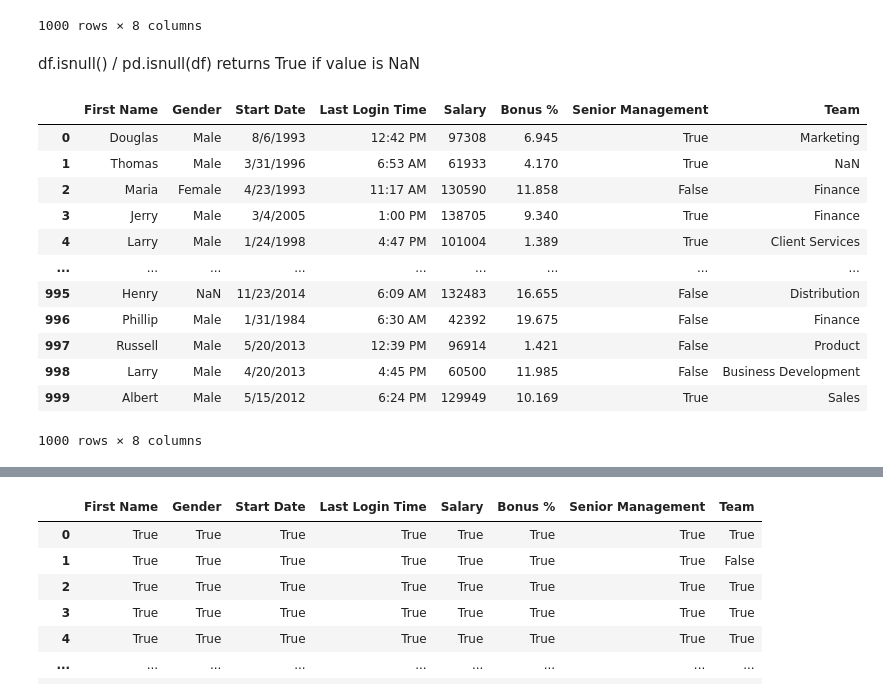
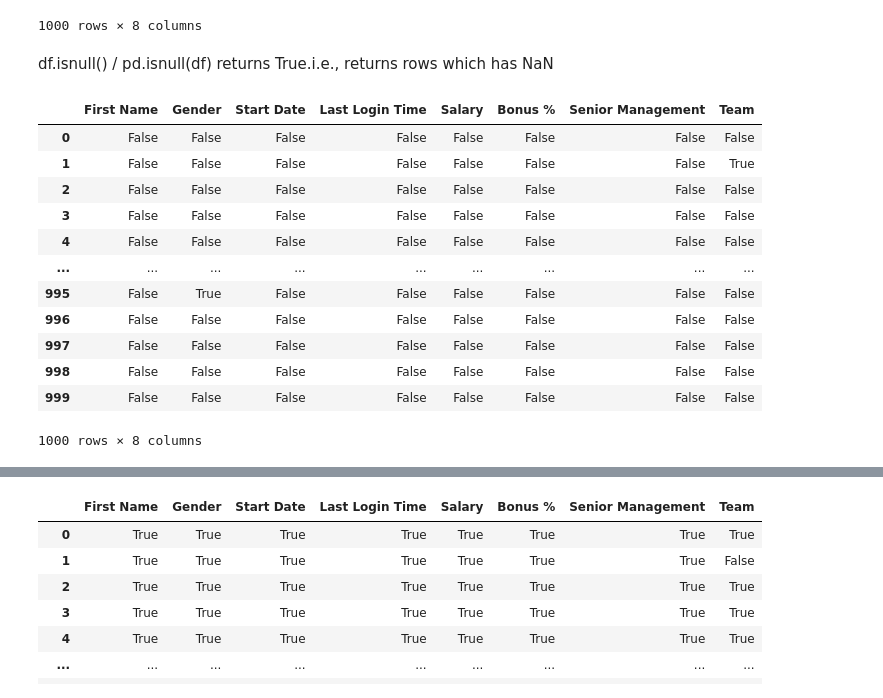
Before and after one commit to vamsh1krishna/DS_modules, a Jupyter notebook: pandas/pandas_data_cleaning.ipynb, the cells around one changed output, grey strips where cells are left out. Drawn from its saved outputs; the diff is of its cells as text; code cells hidden in the pictures.

```diff
--- a/pandas/pandas_data_cleaning.ipynb
+++ b/pandas/pandas_data_cleaning.ipynb
@@ -2,7 +2,7 @@
 import pandas as pd
 import numpy as np
 # %%
-df = pd.read_csv(r'C:\Users\vamsh\Downloads\employees.csv')
+df = pd.read_csv(r'C:\Users\vamsh\Desktop\scripts\DS_modules\pandas\db\employees.csv')
 df
 # %% [output]
 |  | First Name | Gender | Start Date | Last Login Time | Salary | Bonus % | Senior Management | Team |
@@ -19,21 +19,20 @@ df
 | 999 | Albert | Male | 5/15/2012 | 6:24 PM | 129949 | 10.169 | True | Sales |
 1000 rows × 8 columns
 # %% [markdown]
-df.isnull() / pd.isnull(df) returns True if value is NaN
+df.isnull() / pd.isnull(df) returns True.i.e., returns rows which has NaN
 # %%
 df.isnull()
-df
 # %% [output]
 |  | First Name | Gender | Start Date | Last Login Time | Salary | Bonus % | Senior Management | Team |
-| 0 | Douglas | Male | 8/6/1993 | 12:42 PM | 97308 | 6.945 | True | Marketing |
-| 1 | Thomas | Male | 3/31/1996 | 6:53 AM | 61933 | 4.170 | True | NaN |
-| 2 | Maria | Female | 4/23/1993 | 11:17 AM | 130590 | 11.858 | False | Finance |
-| 3 | Jerry | Male | 3/4/2005 | 1:00 PM | 138705 | 9.340 | True | Finance |
-| 4 | Larry | Male | 1/24/1998 | 4:47 PM | 101004 | 1.389 | True | Client Services |
+| 0 | False | False | False | False | False | False | False | False |
+| 1 | False | False | False | False | False | False | False | True |
+| 2 | False | False | False | False | False | False | False | False |
+| 3 | False | False | False | False | False | False | False | False |
+| 4 | False | False | False | False | False | False | False | False |
 | ... | ... | ... | ... | ... | ... | ... | ... | ... |
-| 995 | Henry | NaN | 11/23/2014 | 6:09 AM | 132483 | 16.655 | False | Distribution |
-| 996 | Phillip | Male | 1/31/1984 | 6:30 AM | 42392 | 19.675 | False | Finance |
-| 997 | Russell | Male | 5/20/2013 | 12:39 PM | 96914 | 1.421 | False | Product |
-| 998 | Larry | Male | 4/20/2013 | 4:45 PM | 60500 | 11.985 | False | Business Development |
-| 999 | Albert | Male | 5/15/2012 | 6:24 PM | 129949 | 10.169 | True | Sales |
+| 995 | False | True | False | False | False | False | False | False |
+| 996 | False | False | False | False | False | False | False | False |
+| 997 | False | False | False | False | False | False | False | False |
+| 998 | False | False | False | False | False | False | False | False |
+| 999 | False | False | False | False | False | False | False | False |
 1000 rows × 8 columns
```
Also changed, not shown: parts of 7 cells of this notebook, 3 other files.
